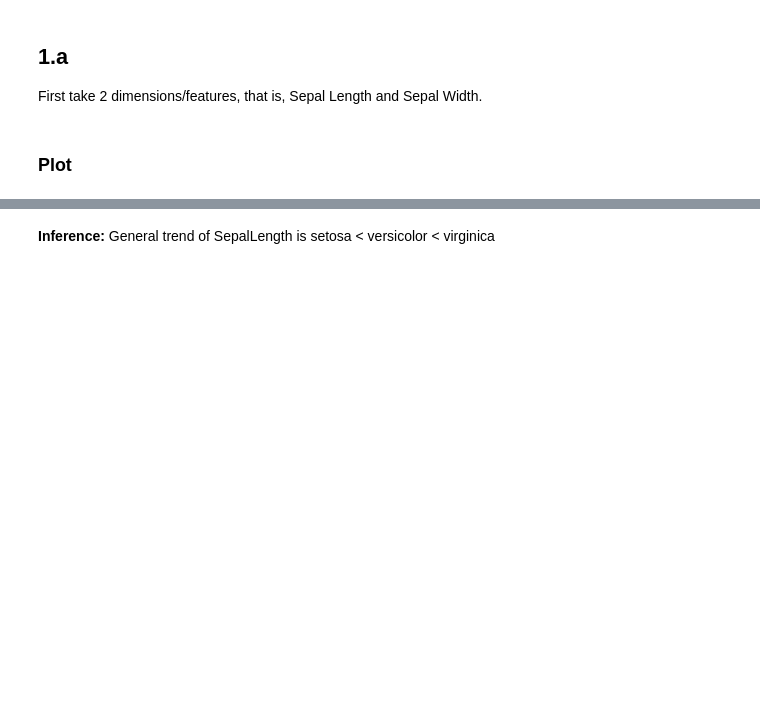
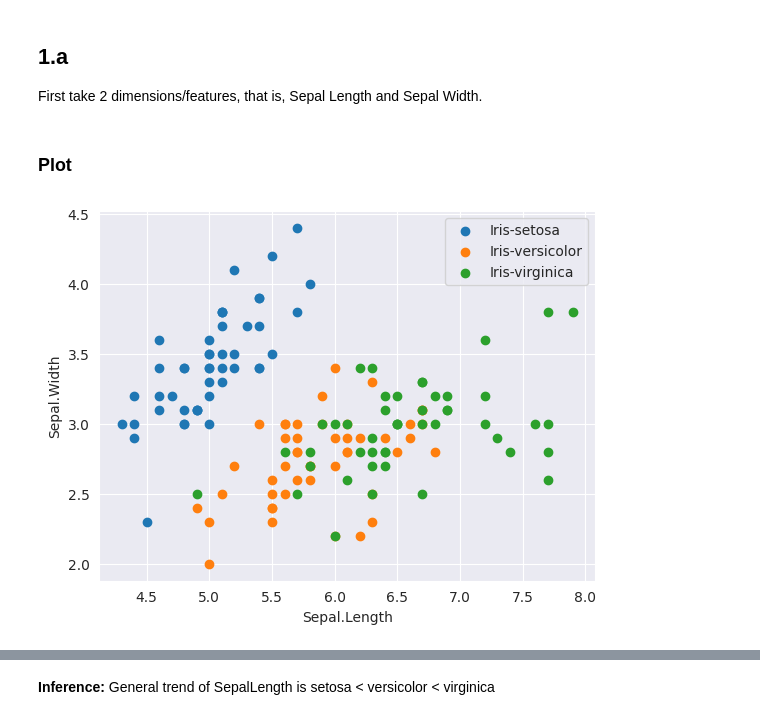
Before and after one commit to abhishekmj303/PR-ML-Lab, a Jupyter notebook: 02-Lab/q1.ipynb, the cells around one changed output, grey strips where cells are left out. Drawn from its saved outputs; the diff is of its cells as text; code cells hidden in the pictures; blank space fills up the shorter version.

```diff
--- a/02-Lab/q1.ipynb
+++ b/02-Lab/q1.ipynb
@@ -54,3 +85,13 @@ a_test = test[col]
 # %% [markdown]
 ### Plot
+# %%
+for s in species:
+    species_df = train_a[train_a['Species'] == s]
+    plt.scatter(species_df['SepalLengthCm'], species_df['SepalWidthCm'], label=s)
+plt.xlabel('Sepal.Length')
+plt.ylabel('Sepal.Width')
+plt.legend()
+plt.show()
+# %% [output]
+[figure, added]
 # %%
```
Also changed, not shown: parts of 27 cells of this notebook.
